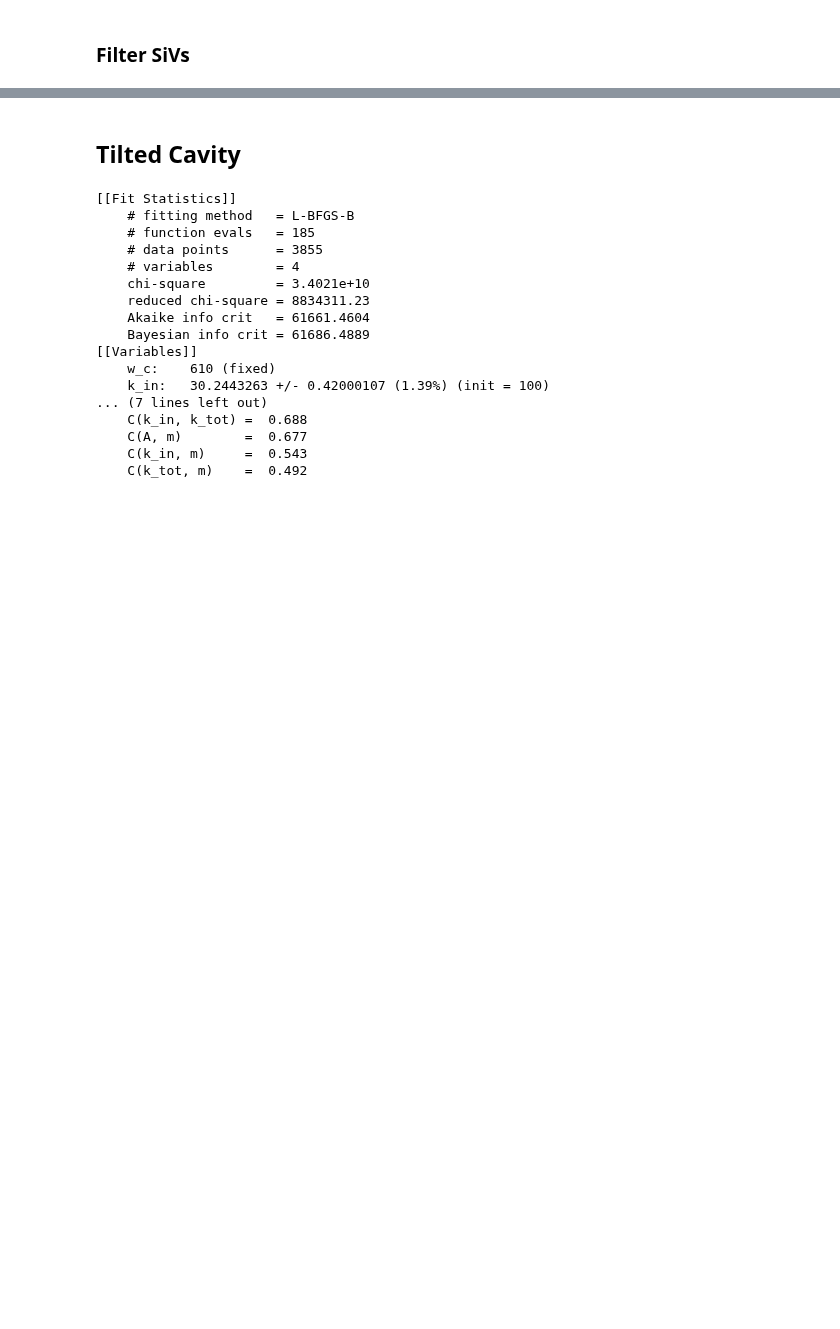
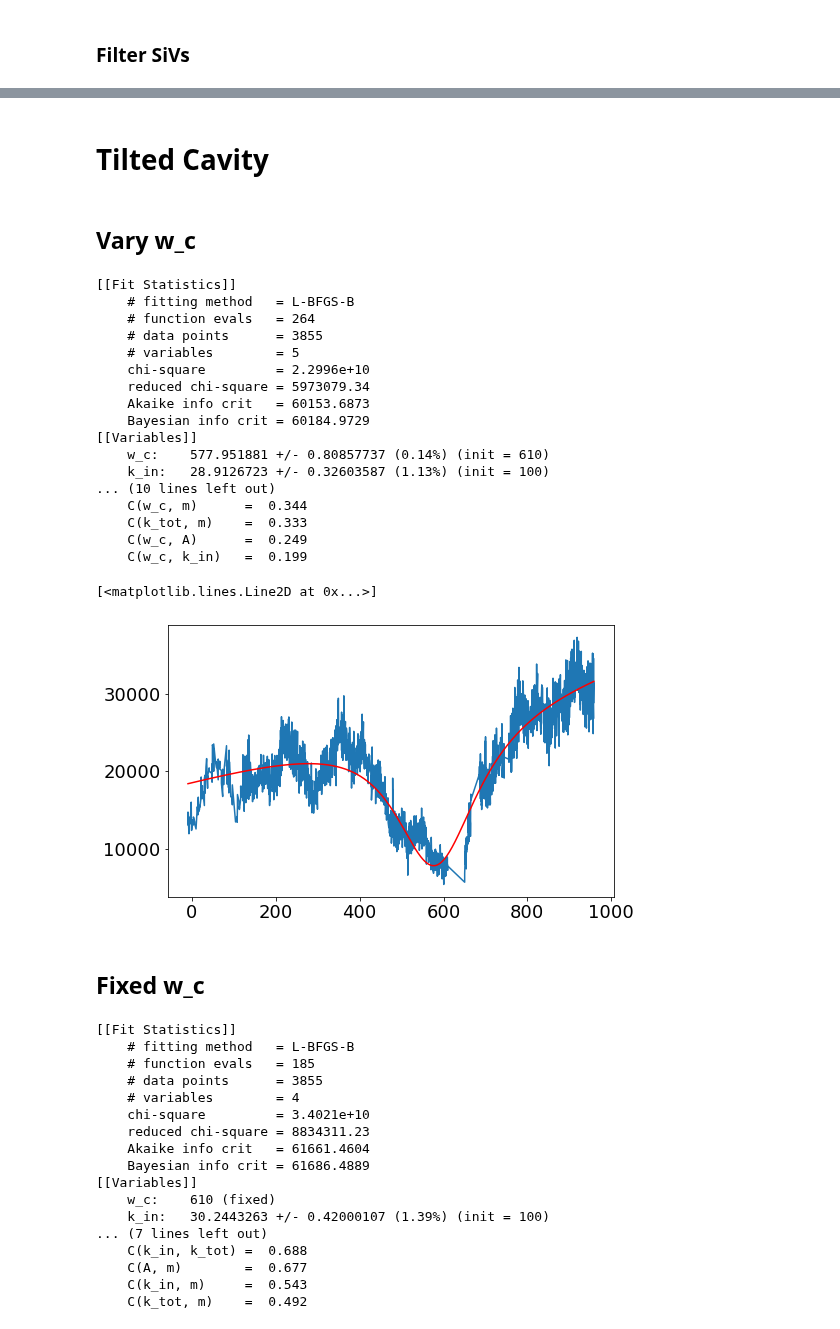
Before and after one commit to huanyanqi/siv-cqed-model, a Jupyter notebook: notebooks/20210903_DiosBLBb02_cavity.ipynb, the cells around one changed output, grey strips where cells are left out. Drawn from its saved outputs; the diff is of its cells as text; code cells hidden in the pictures; blank space fills up the shorter version.

```diff
--- a/notebooks/20210903_DiosBLBb02_cavity.ipynb
+++ b/notebooks/20210903_DiosBLBb02_cavity.ipynb
@@ -250,7 +250,7 @@ plt.plot(cavity_freqs, cavity_ref_model.eval(params=cavity_filtered_results.para
 [<matplotlib.lines.Line2D at 0x...>]
 [figure]
 # %% [markdown]
-## Tilted Cavity
+# Tilted Cavity
 # %%
 def tilted_cavity_ref(w, w_c, k_in, k_tot, A, B, m):
     return (m * (w - w_c) + A) * Cavity.reflectance_fn(
@@ -259,6 +259,56 @@ def tilted_cavity_ref(w, w_c, k_in, k_tot, A, B, m):
                         ) + B
 
 tilted_cavity_ref_model = lmfit.Model(tilted_cavity_ref)
+# %% [markdown]
+## Vary w_c
+# %%
+# Range of frequencies to filter out to remove SiV peaks
+filter_range = [(610, 650), (665, 685), (745, 755)]
+# filter_range = [(-20, 400), (800, 1000), (610, 650), (665, 685), (745, 755)]
+
+# Filter the freq and intensity values
+filtered_indices = not_in_range(cavity_freqs, filter_range)
+cavity_freqs_filtered = cavity_freqs[filtered_indices]
+cavity_intensity_filtered = cavity_intensity[filtered_indices]
+
+#####
+params = Parameters()
+params.add_many(
+    Parameter('w_c', value=610, min=550, max=620),
+    Parameter('k_in', value=100, min=0, max=1000),
+    Parameter('k_tot', value=200, min=0, max=1000),
+    Parameter('A', value=30000, min=10000, max=75000),
+    Parameter('B', value=0, vary=False),
+    Parameter('m', value=0.1, min=0, max=50),
+)
+
+cavity_filtered_results = tilted_cavity_ref_model.fit(cavity_intensity_filtered, params, w=cavity_freqs_filtered, method="lbfgsb")
+lmfit.report_fit(cavity_filtered_results)
+
+plt.plot(cavity_freqs_filtered, cavity_intensity_filtered)
+plt.plot(cavity_freqs, tilted_cavity_ref_model.eval(params=cavity_filtered_results.params, w=cavity_freqs), 'r')
+# %% [output]
+[[Fit Statistics]]
+    # fitting method   = L-BFGS-B
+    # function evals   = 264
+    # data points      = 3855
+    # variables        = 5
+    chi-square         = 2.2996e+10
+    reduced chi-square = 5973079.34
+    Akaike info crit   = 60153.6873
+    Bayesian info crit = 60184.9729
+[[Variables]]
+    w_c:    577.951881 +/- 0.80857737 (0.14%) (init = 610)
+    k_in:   28.9126723 +/- 0.32603587 (1.13%) (init = 100)
+... (10 lines left out)
+    C(w_c, m)      =  0.344
+    C(k_tot, m)    =  0.333
+    C(w_c, A)      =  0.249
+    C(w_c, k_in)   =  0.199
+[<matplotlib.lines.Line2D at 0x...>]
+[figure, added]
+# %% [markdown]
+## Fixed w_c
 # %%
 # Range of frequencies to filter out to remove SiV peaks
 filter_range = [(610, 650), (665, 685), (745, 755)]
```
Also changed, not shown: parts of 9 cells of this notebook, 3 other files.
